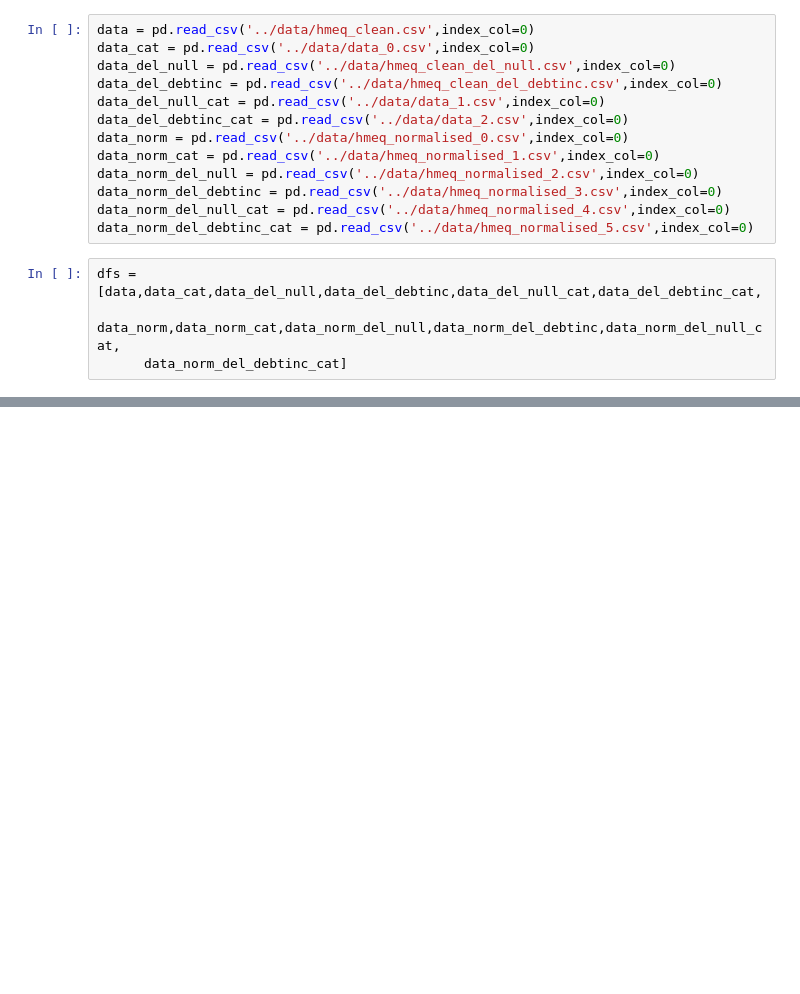
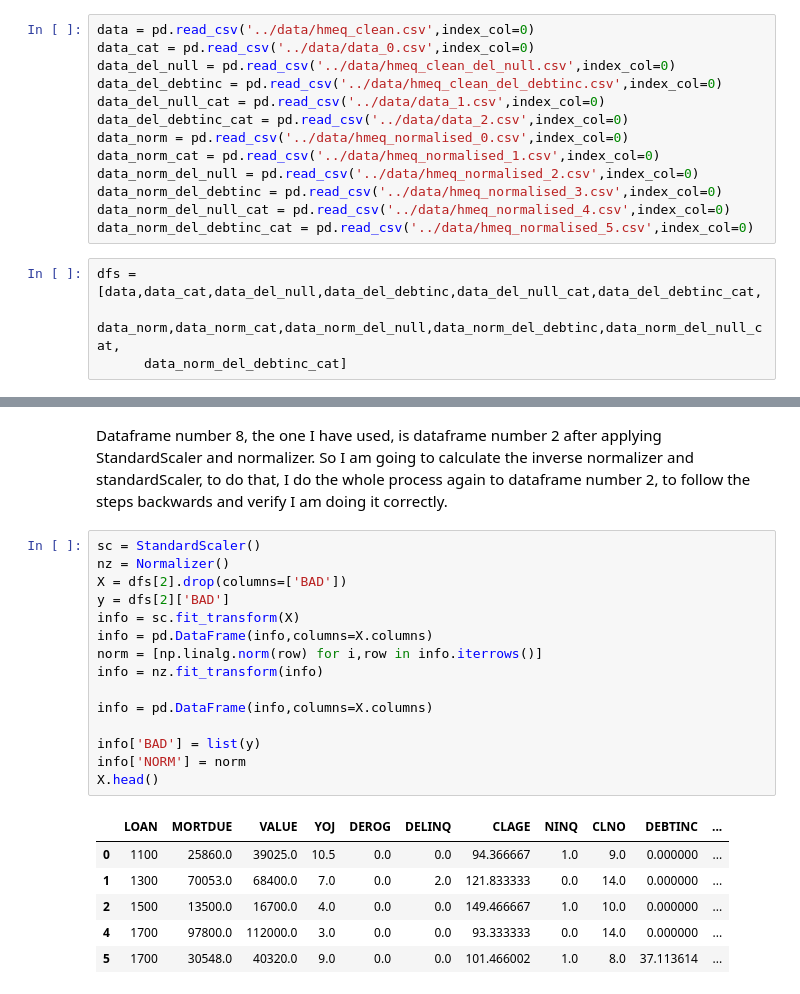
Before and after one commit to lusuelves/CreditRisk, a Jupyter notebook: code/unsupervised_models.ipynb, the cells around one changed output, grey strips where cells are left out. Saved outputs shown, nothing was run; the diff lists cells and outputs as text; blank space fills up the shorter version.

```diff
--- a/code/unsupervised_models.ipynb
+++ b/code/unsupervised_models.ipynb
@@ -120,0 +169,24 @@ Name: LABELS, dtype: int64
+# %% [markdown]
+Dataframe number 8, the one I have used, is dataframe number 2 after applying StandardScaler and normalizer. So I am going to calculate the inverse normalizer and standardScaler, to do that, I do the whole process again to dataframe number 2, to follow the steps backwards and verify I am doing it correctly.
+# %%
+sc = StandardScaler()
+nz = Normalizer()
+X = dfs[2].drop(columns=['BAD'])
+y = dfs[2]['BAD']
+info = sc.fit_transform(X)
+info = pd.DataFrame(info,columns=X.columns)
+norm = [np.linalg.norm(row) for i,row in info.iterrows()]
+info = nz.fit_transform(info)
+
+info = pd.DataFrame(info,columns=X.columns)
+
+info['BAD'] = list(y)
+info['NORM'] = norm
+X.head()
+# %% [output]
+|  | LOAN | MORTDUE | VALUE | YOJ | DEROG | DELINQ | CLAGE | NINQ | CLNO | DEBTINC | ... |
+| 0 | 1100 | 25860.0 | 39025.0 | 10.5 | 0.0 | 0.0 | 94.366667 | 1.0 | 9.0 | 0.000000 | ... |
+| 1 | 1300 | 70053.0 | 68400.0 | 7.0 | 0.0 | 2.0 | 121.833333 | 0.0 | 14.0 | 0.000000 | ... |
+| 2 | 1500 | 13500.0 | 16700.0 | 4.0 | 0.0 | 0.0 | 149.466667 | 1.0 | 10.0 | 0.000000 | ... |
+| 4 | 1700 | 97800.0 | 112000.0 | 3.0 | 0.0 | 0.0 | 93.333333 | 0.0 | 14.0 | 0.000000 | ... |
+| 5 | 1700 | 30548.0 | 40320.0 | 9.0 | 0.0 | 0.0 | 101.466002 | 1.0 | 8.0 | 37.113614 | ... |
```
Also changed, not shown: parts of 22 cells of this notebook.
